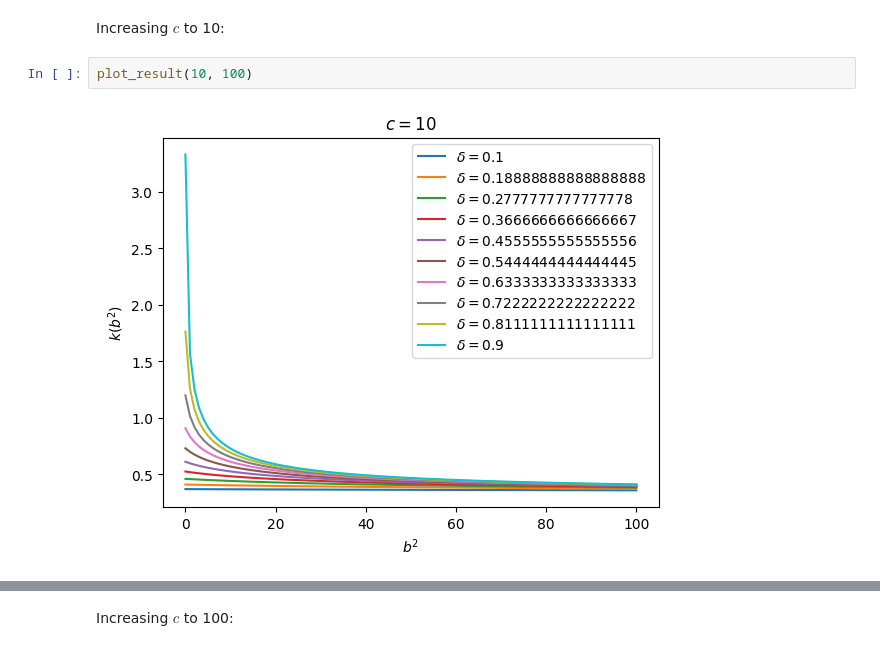
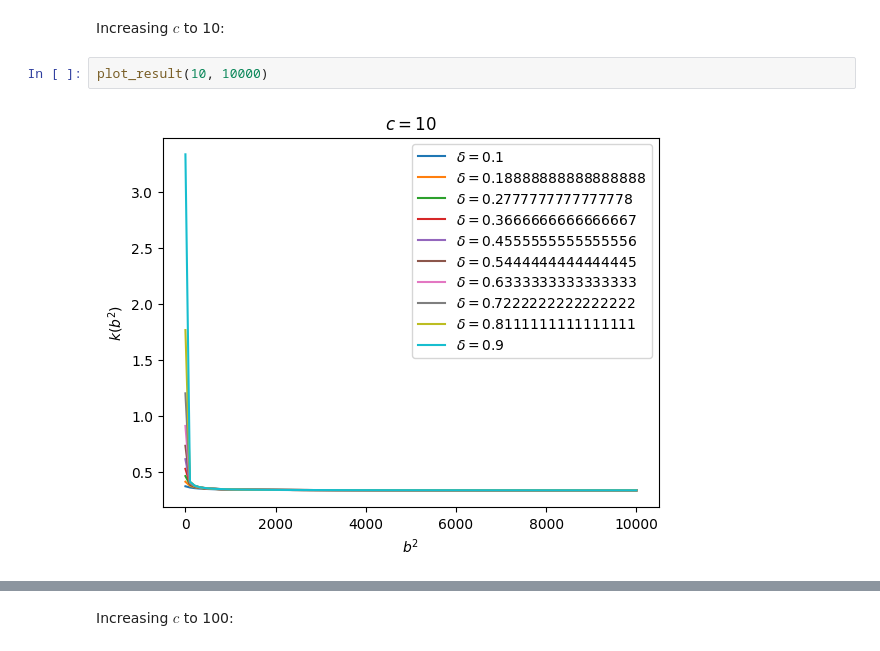
Before and after one commit to weiliubc/strategic_influencer_of_naive_agents, a Jupyter notebook: symbolic/scalar_riccati_plot.ipynb, the cells around one changed output, grey strips where cells are left out. Drawn from its saved outputs; the diff is of its cells as text.

```diff
--- a/symbolic/scalar_riccati_plot.ipynb
+++ b/symbolic/scalar_riccati_plot.ipynb
@@ -85,6 +85,6 @@ plot_result(1, 3)
 # %% [markdown]
 Increasing $c$ to 10:
 # %%
-plot_result(10, 100)
+plot_result(10, 10000)
 # %% [output]
-[figure, old version]
+[figure, new version]
```
Also changed, not shown: parts of 4 cells of this notebook.
